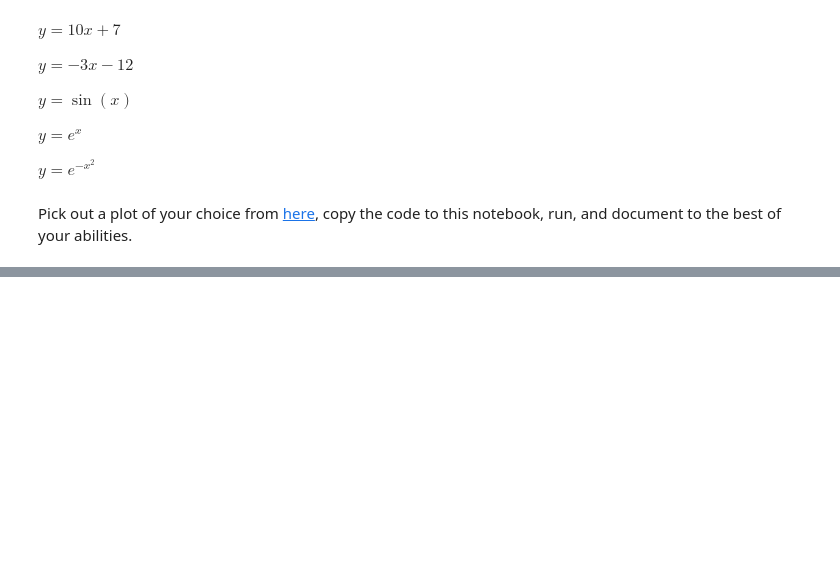
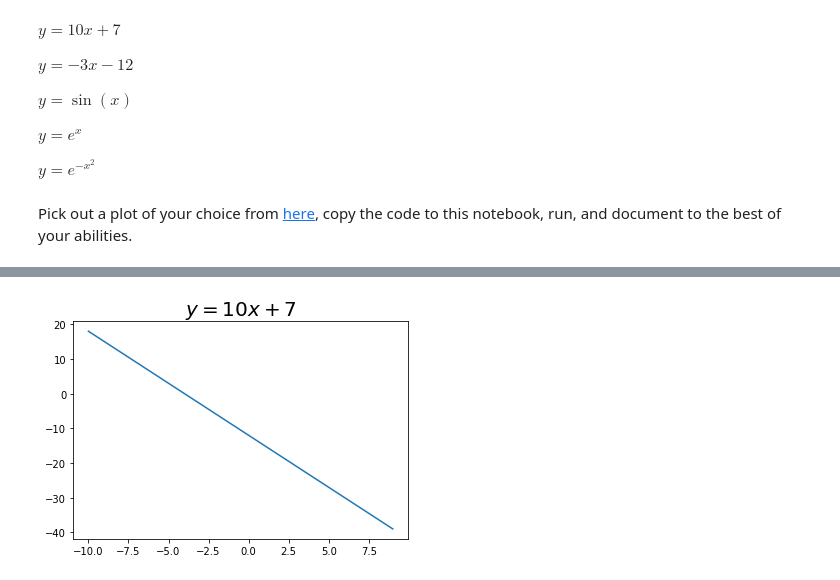
Before and after one commit to sagebanks/Data-Science, a Jupyter notebook: sage_banks_Stats_2023_Lab_1.ipynb, the cells around one changed output, grey strips where cells are left out. Drawn from its saved outputs; the diff is of its cells as text; code cells hidden in the pictures; blank space fills up the shorter version.

```diff
--- a/sage_banks_Stats_2023_Lab_1.ipynb
+++ b/sage_banks_Stats_2023_Lab_1.ipynb
@@ -342,0 +303,12 @@ plt.show()
+# %%
+import numpy as np
+import matplotlib.pyplot as plt
+x= np.arange(-10,10)
+y = y = -3*x-12
+
+plt.plot(x,y)
+plt.title(r'$y=10x+7$', fontsize=20)
+
+plt.show()
+# %% [output]
+[figure, added]
```
Also changed, not shown: parts of 8 cells of this notebook.
